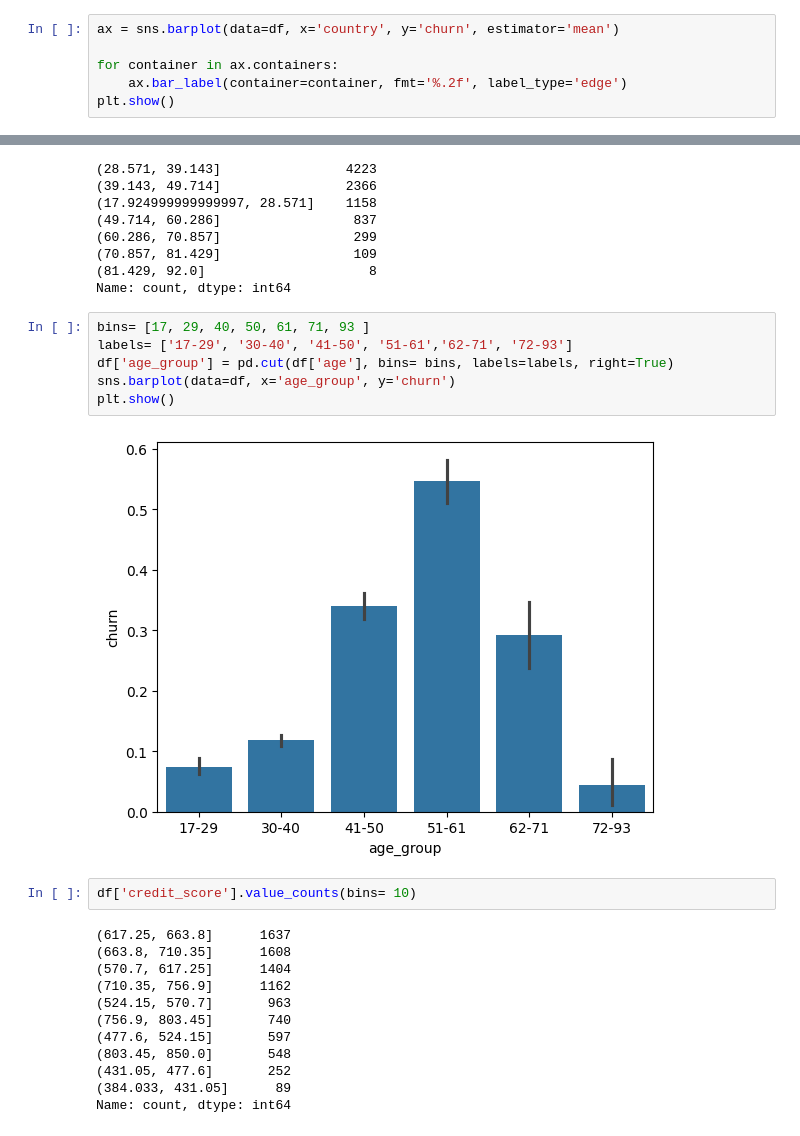
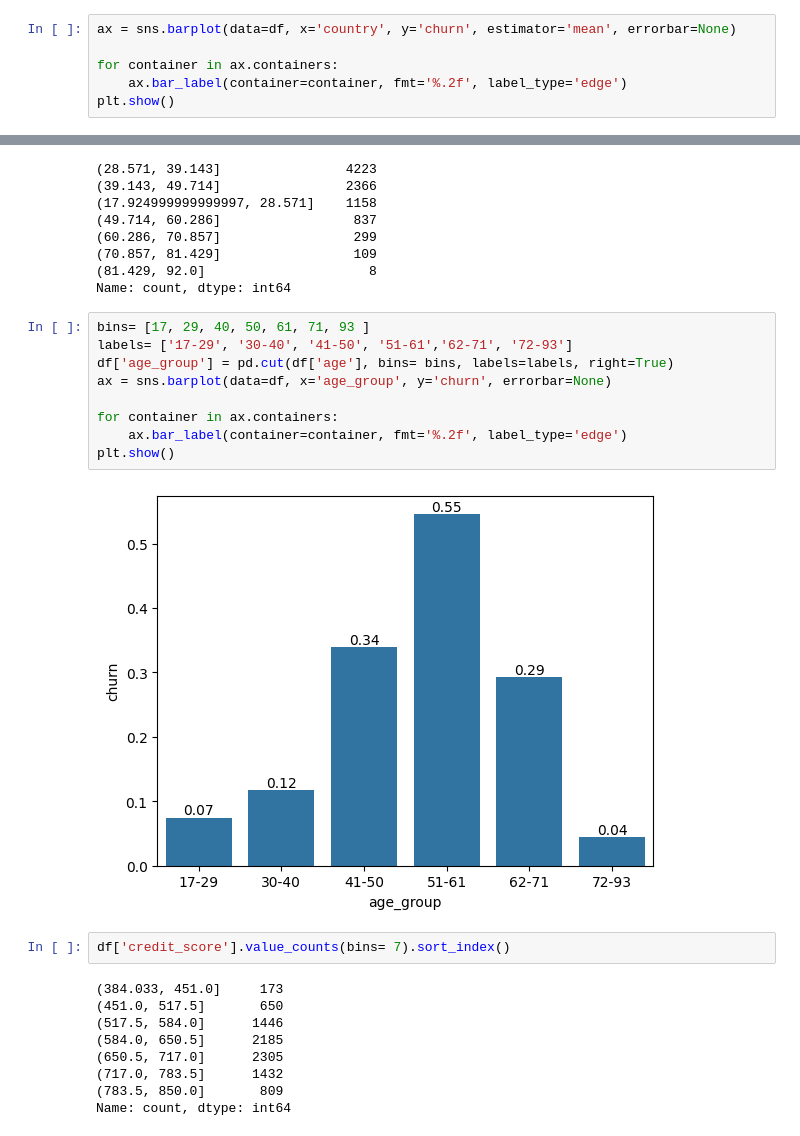
Before and after one commit to mihai20022/EuroBank_International, a Jupyter notebook: notebooks/2_exploratory_data_analysis.ipynb, the cells around one changed output, grey strips where cells are left out. Drawn from its saved outputs; the diff is of its cells as text.

```diff
--- a/notebooks/2_exploratory_data_analysis.ipynb
+++ b/notebooks/2_exploratory_data_analysis.ipynb
@@ -46,5 +46,5 @@ plt.show()
 # %%
-ax = sns.barplot(data=df, x='country', y='churn', estimator='mean')
+ax = sns.barplot(data=df, x='country', y='churn', estimator='mean', errorbar=None)
 
 for container in ax.containers:
     ax.bar_label(container=container, fmt='%.2f', label_type='edge')
@@ -65,22 +65,22 @@ Name: count, dtype: int64
 # %%
 bins= [17, 29, 40, 50, 61, 71, 93 ]
 labels= ['17-29', '30-40', '41-50', '51-61','62-71', '72-93']
 df['age_group'] = pd.cut(df['age'], bins= bins, labels=labels, right=True)
-sns.barplot(data=df, x='age_group', y='churn')
+ax = sns.barplot(data=df, x='age_group', y='churn', errorbar=None)
+
+for container in ax.containers:
+    ax.bar_label(container=container, fmt='%.2f', label_type='edge')
 plt.show()
 # %% [output]
-[figure, old version]
+[figure, new version]
 # %%
-df['credit_score'].value_counts(bins= 10)
+df['credit_score'].value_counts(bins= 7).sort_index()
 # %% [output]
-(617.25, 663.8]      1637
-(663.8, 710.35]      1608
-(570.7, 617.25]      1404
-(710.35, 756.9]      1162
-(524.15, 570.7]       963
-(756.9, 803.45]       740
-(477.6, 524.15]       597
-(803.45, 850.0]       548
-(431.05, 477.6]       252
-(384.033, 431.05]      89
+(384.033, 451.0]     173
+(451.0, 517.5]       650
+(517.5, 584.0]      1446
+(584.0, 650.5]      2185
+(650.5, 717.0]      2305
+(717.0, 783.5]      1432
+(783.5, 850.0]       809
 Name: count, dtype: int64
```
Also changed, not shown: parts of 18 cells of this notebook, 3 other files.
